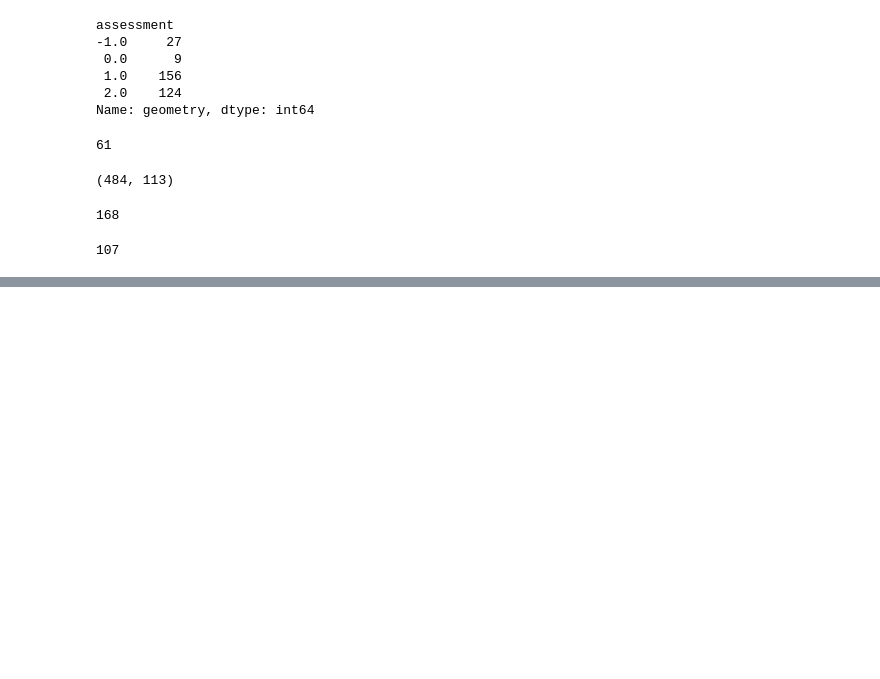
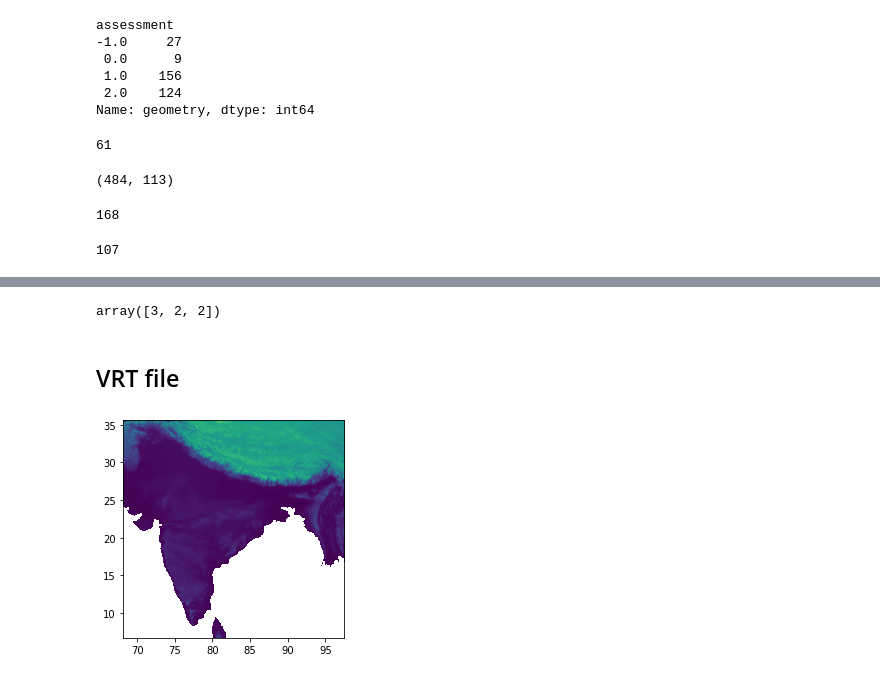
Before and after one commit to YourVirtualColdChainAssistant/MLsat-cropland-himachal, a Jupyter notebook: notebooks/Untitled.ipynb, the cells around one changed output, grey strips where cells are left out. Drawn from its saved outputs; the diff is of its cells as text; code cells hidden in the pictures; blank space fills up the shorter version.

```diff
--- a/notebooks/Untitled.ipynb
+++ b/notebooks/Untitled.ipynb
@@ -405,0 +599,8 @@ shp.assessment.isnull().values.sum()
+# %%
+(a == 0).sum(axis=1)
+# %% [output]
+array([3, 2, 2])
+# %% [markdown]
+## VRT file
+# %%
+path = r'K:\2021-data-org\4. RESEARCH_n\ML\MLsatellite\Data\layers_india\ancilliary_data\elevation\IND_alt.vrt'
@@ -405,0 +612,10 @@ shp.assessment.isnull().values.sum()
+# %%
+# vrt_options = gdal.BuildVRTOptions(resampleAlg='cubic', addAlpha=True)
+# test_vrt = gdal.BuildVRT(r'D:\Test TIFF\test.vrt', [r'D:\Test TIFF\Tile_58_LULC250k_2015_16_revised.tif', r'D:\Test TIFF\Tile_60_LULC250k_2015_16_revised.tif'], options=vrt_options)
+
+# test_vrt = None
+
+with rasterio.open(path) as vrt:
+    rasterio.plot.show(vrt)
+# %% [output]
+[figure, added]
```
Also changed, not shown: parts of 62 cells of this notebook, 7 other files.
